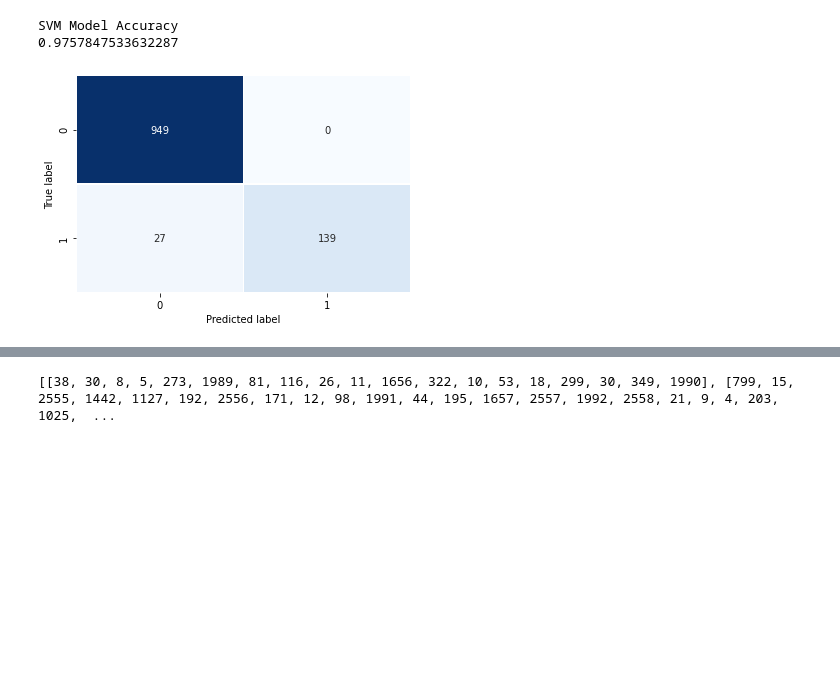
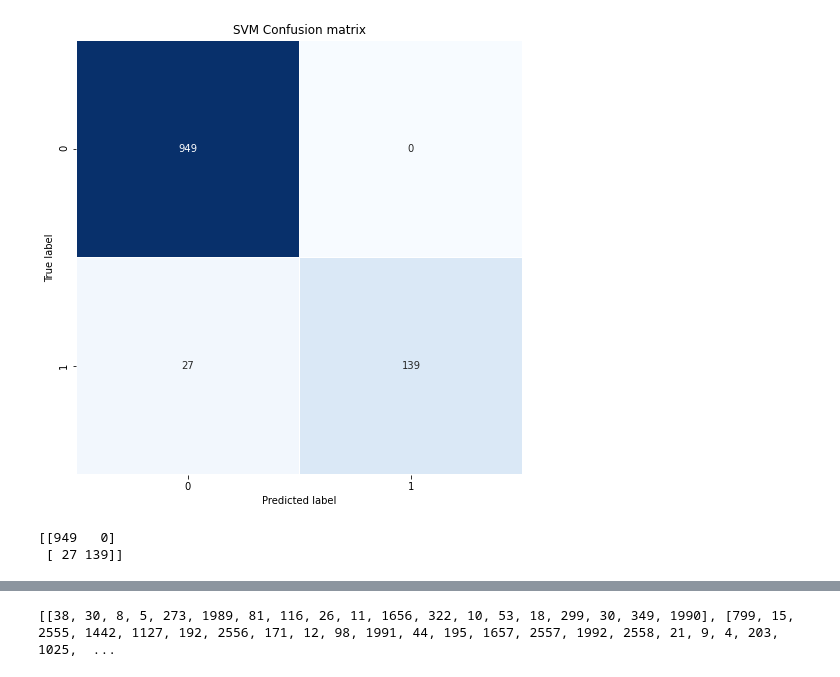
Before and after one commit to heyam3/33steamlit_spam_detection, a Jupyter notebook: ML_DL_Spam_detection.ipynb, the cells around one changed output, grey strips where cells are left out. Cells and saved outputs as stored; diff of their text form; code cells hidden in the pictures; blank space fills up the shorter version.

```diff
--- a/ML_DL_Spam_detection.ipynb
+++ b/ML_DL_Spam_detection.ipynb
@@ -73,14 +72,22 @@ X_train, X_test, y_train, y_test = train_test_split(X, y, test_size=0.20, random
 # %%
 #Support vector Machine
 from sklearn.svm import SVC
 from sklearn.feature_extraction.text import CountVectorizer
-
+from sklearn.metrics import confusion_matrix
+from matplotlib import pyplot as plt
+plt.figure(figsize=(8, 8))
+# Split Dataset
+X_train, X_test, y_train, y_test = train_test_split(X, y, test_size=0.20, random_state=0)
+#Build Model
+svm_model=SVC()
 svm_model.fit(X_train, y_train)
-print("SVM Model Accuracy")
-print(svm_model.score(X_test,y_test))
 svm_pred = svm_model.predict(X_test)
 plot_confusion_matrix(y_test, svm_pred)
+plt.title('SVM Confusion matrix')
+plt.show()
+svm_cm = confusion_matrix(y_test, svm_pred, labels=[0, 1])
+print(svm_cm)
 # %% [output]
+[figure, new version]
-SVM Model Accuracy
-0.9757847533632287
+[[949   0]
+ [ 27 139]]
-[figure, old version]
```
Also changed, not shown: parts of 20 cells of this notebook.
